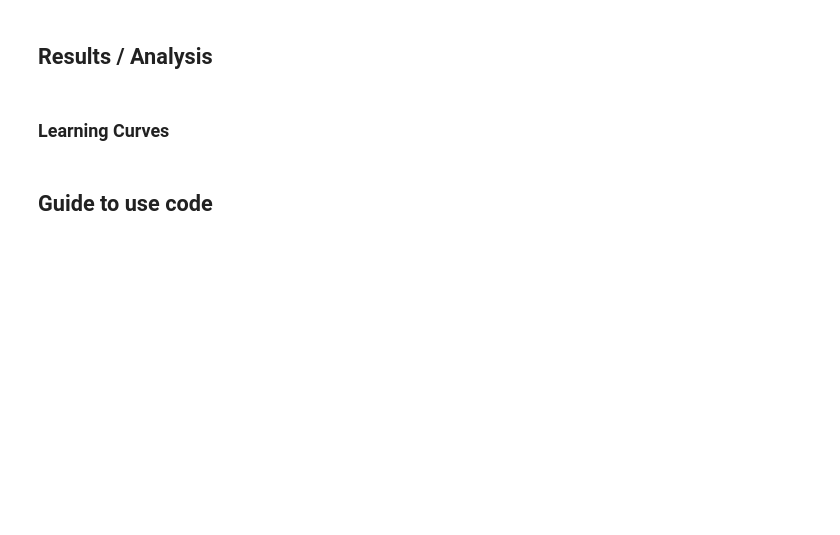
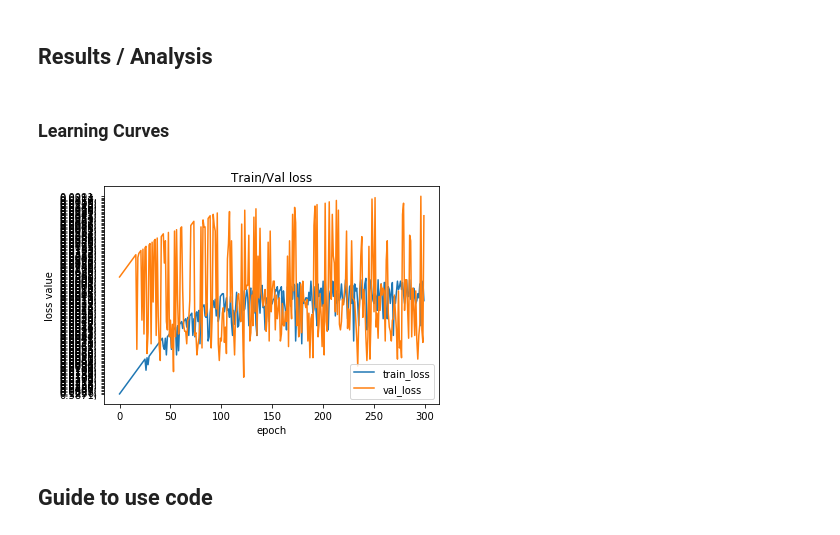
Before and after one commit to MeiLing90/ATML19_Group3A, a Jupyter notebook: ATML Project - American Sign Language Recognition.ipynb, the cells around one changed output. Cells and saved outputs as stored; diff of their text form; code cells hidden in the pictures; blank space fills up the shorter version.

Commit message:
need to fix y axis in learning curves

```diff
--- a/ATML Project - American Sign Language Recognition.ipynb
+++ b/ATML Project - American Sign Language Recognition.ipynb
@@ -14,6 +14,35 @@ Goal: Get better result than the proposed solution of the paper in american sign
 ## Results / Analysis
 # %% [markdown]
 ### Learning Curves
+# %%
+train_loss = []
+train_accuracy = []
+val_loss = []
+val_accuracy = []
+
+with open('results/main.sh.o32224', 'r') as f:
+    for line in f:
+        if (line.split()[0] != 'Test'):
+            train_loss.append(line.split()[3])
+            train_accuracy.append(line.split()[5])
+            val_loss.append(line.split()[7])
+            val_accuracy.append(line.split()[9])
+# %%
+#Plotting loss
+import numpy as np
+import matplotlib.pyplot as plt
+
+n_epochs = 300
+plt.figure()
+plt.plot(np.arange(n_epochs), train_loss)
+plt.plot(np.arange(n_epochs), val_loss)
+plt.legend(['train_loss', 'val_loss'])
+plt.xlabel('epoch')
+plt.ylabel('loss value')
+plt.title('Train/Val loss')
+plt.show()
+# %% [output]
+[figure, added]
 # %% [markdown]
 ## Guide to use code
 # %%
```
